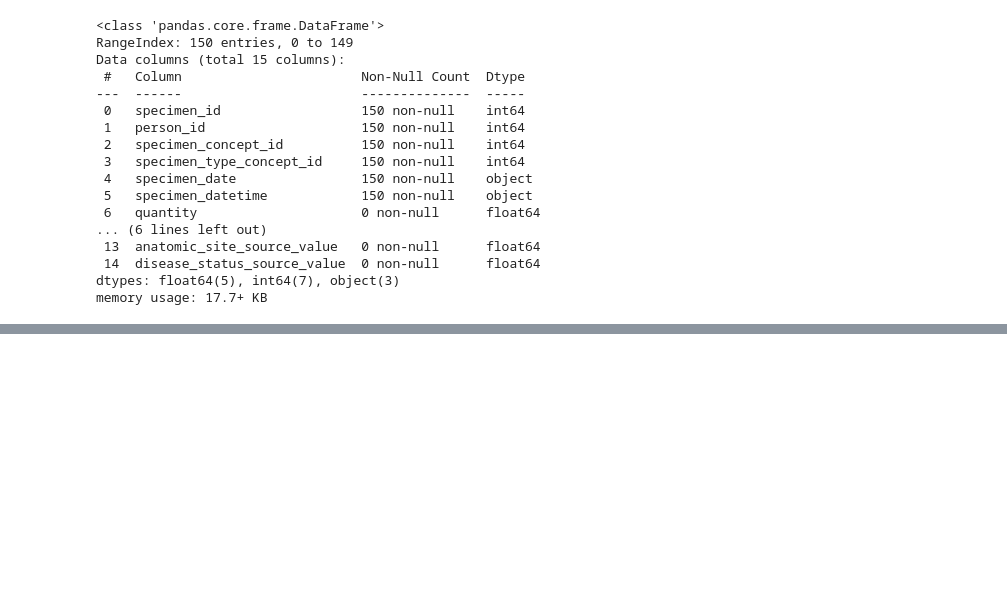
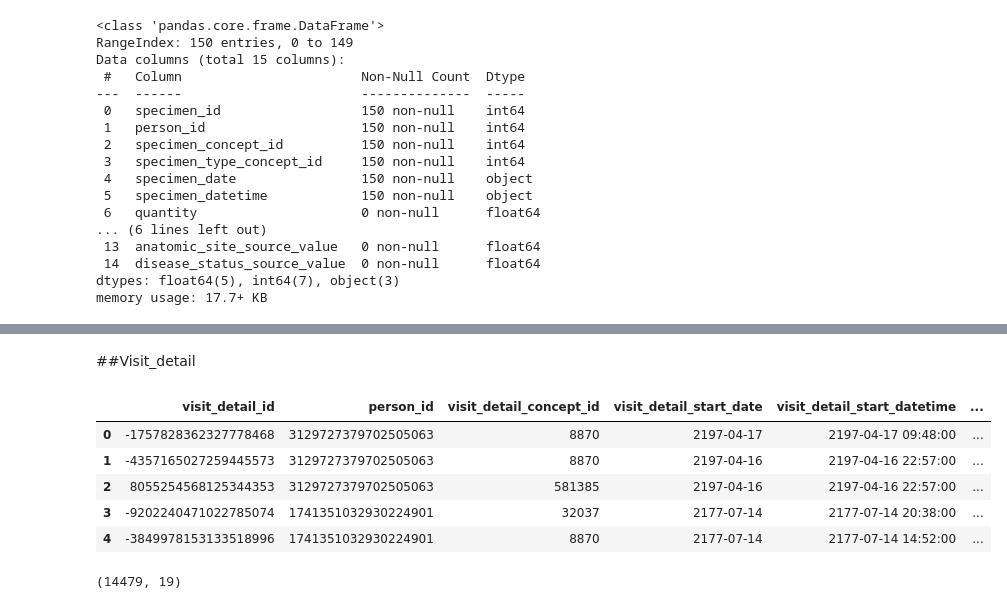
Before and after one commit to areias/mimic-iv, a Jupyter notebook: MIMIC_IV.ipynb, the cells around one changed output, grey strips where cells are left out. Drawn from its saved outputs; the diff is of its cells as text; code cells hidden in the pictures; blank space fills up the shorter version.

```diff
--- a/MIMIC_IV.ipynb
+++ b/MIMIC_IV.ipynb
@@ -353,3 +336,5 @@ df.describe(include='all').T
 | unit_source_value | 0 | NaN | NaN | NaN | NaN | NaN | NaN | NaN | NaN | NaN | NaN |
 | anatomic_site_source_value | 0 | NaN | NaN | NaN | NaN | NaN | NaN | NaN | NaN | NaN | NaN |
 | disease_status_source_value | 0 | NaN | NaN | NaN | NaN | NaN | NaN | NaN | NaN | NaN | NaN |
+# %% [markdown]
+##Visit_detail
@@ -355,0 +343,13 @@ df.describe(include='all').T
+# %%
+df.head()
+# %% [output]
+|  | visit_detail_id | person_id | visit_detail_concept_id | visit_detail_start_date | visit_detail_start_datetime | ... |
+| 0 | -1757828362327778468 | 3129727379702505063 | 8870 | 2197-04-17 | 2197-04-17 09:48:00 | ... |
+| 1 | -4357165027259445573 | 3129727379702505063 | 8870 | 2197-04-16 | 2197-04-16 22:57:00 | ... |
+| 2 | 8055254568125344353 | 3129727379702505063 | 581385 | 2197-04-16 | 2197-04-16 22:57:00 | ... |
+| 3 | -9202240471022785074 | 1741351032930224901 | 32037 | 2177-07-14 | 2177-07-14 20:38:00 | ... |
+| 4 | -3849978153133518996 | 1741351032930224901 | 8870 | 2177-07-14 | 2177-07-14 14:52:00 | ... |
+# %%
+df.shape
+# %% [output]
+(14479, 19)
```
Also changed, not shown: parts of 13 cells of this notebook.
